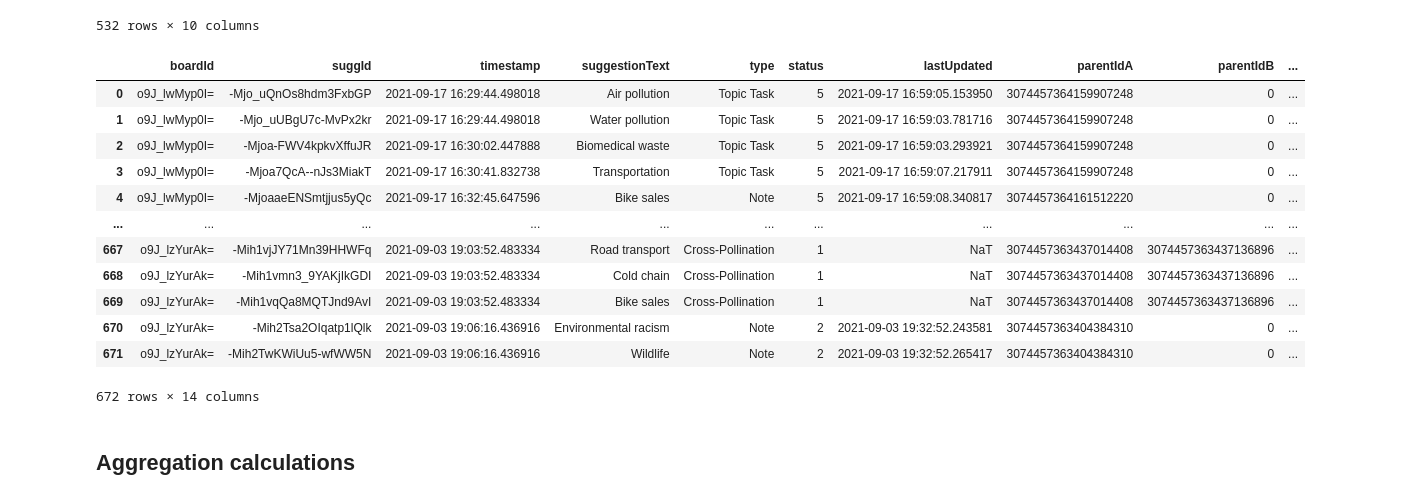
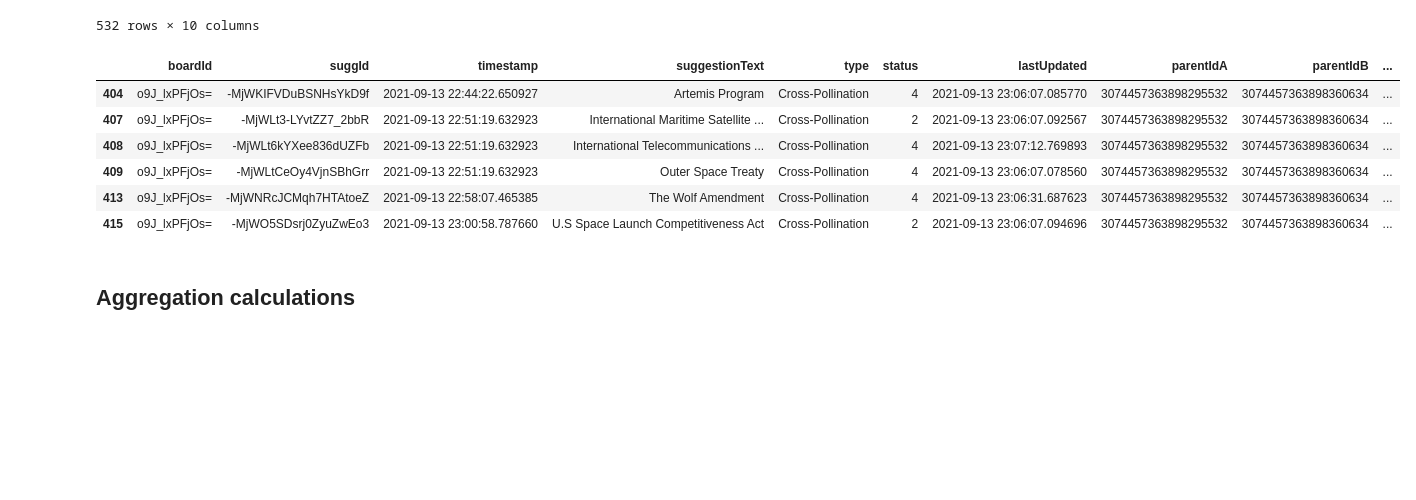
Before and after one commit to creativecolab/IntegratedSearch, a Jupyter notebook: DataAnalysis/DataCollection.ipynb, the cells around one changed output. Saved outputs shown, nothing was run; the diff lists cells and outputs as text; code cells hidden in the pictures; blank space fills up the shorter version.

```diff
--- a/DataAnalysis/DataCollection.ipynb
+++ b/DataAnalysis/DataCollection.ipynb
@@ -173,25 +174,21 @@ browser_df_joined
 | 531 | o9J_lzYurAk= | 2021-09-03 19:02:21.974397 | Biomedical waste Topic Task: Envi... | [''] | NaN | ['impact of covid-19 on waste man... | 1 | ... |
 532 rows × 10 columns
 # %%
-suggestion_df_joined = pd.read_csv('suggestion_df.csv')
+suggestion_df_joined = pd.read_csv('suggestion_df.csv', dtype={'parentIdB': str, 'parentIdA':str})
 suggestion_df_joined['timestamp']= pd.to_datetime(suggestion_df_joined['timestamp'])
 suggestion_df_joined['lastUpdated']= pd.to_datetime(suggestion_df_joined['lastUpdated'])
 suggestion_df_joined['parentIdB']=suggestion_df_joined['parentIdB'].fillna(0.0).astype('int64')
-suggestion_df_joined
+suggestion_df_joined['parentIdA']=suggestion_df_joined['parentIdA'].astype('string')
+suggestion_df_joined['parentIdB']=suggestion_df_joined['parentIdB'].astype('string')
+suggestion_df_joined[suggestion_df_joined['parentIdB']=='3074457363898360634']
 # %% [output]
 |  | boardId | suggId | timestamp | suggestionText | type | status | lastUpdated | parentIdA | parentIdB | ... |
-| 0 | o9J_lwMyp0I= | -Mjo_uQnOs8hdm3FxbGP | 2021-09-17 16:29:44.498018 | Air pollution | Topic Task | 5 | 2021-09-17 16:59:05.153950 | 3074457364159907248 | 0 | ... |
-| 1 | o9J_lwMyp0I= | -Mjo_uUBgU7c-MvPx2kr | 2021-09-17 16:29:44.498018 | Water pollution | Topic Task | 5 | 2021-09-17 16:59:03.781716 | 3074457364159907248 | 0 | ... |
-| 2 | o9J_lwMyp0I= | -Mjoa-FWV4kpkvXffuJR | 2021-09-17 16:30:02.447888 | Biomedical waste | Topic Task | 5 | 2021-09-17 16:59:03.293921 | 3074457364159907248 | 0 | ... |
-| 3 | o9J_lwMyp0I= | -Mjoa7QcA--nJs3MiakT | 2021-09-17 16:30:41.832738 | Transportation | Topic Task | 5 | 2021-09-17 16:59:07.217911 | 3074457364159907248 | 0 | ... |
-| 4 | o9J_lwMyp0I= | -MjoaaeENSmtjjus5yQc | 2021-09-17 16:32:45.647596 | Bike sales | Note | 5 | 2021-09-17 16:59:08.340817 | 3074457364161512220 | 0 | ... |
-| ... | ... | ... | ... | ... | ... | ... | ... | ... | ... | ... |
-| 667 | o9J_lzYurAk= | -Mih1vjJY71Mn39HHWFq | 2021-09-03 19:03:52.483334 | Road transport | Cross-Pollination | 1 | NaT | 3074457363437014408 | 3074457363437136896 | ... |
-| 668 | o9J_lzYurAk= | -Mih1vmn3_9YAKjIkGDI | 2021-09-03 19:03:52.483334 | Cold chain | Cross-Pollination | 1 | NaT | 3074457363437014408 | 3074457363437136896 | ... |
-| 669 | o9J_lzYurAk= | -Mih1vqQa8MQTJnd9AvI | 2021-09-03 19:03:52.483334 | Bike sales | Cross-Pollination | 1 | NaT | 3074457363437014408 | 3074457363437136896 | ... |
-| 670 | o9J_lzYurAk= | -Mih2Tsa2OIqatp1lQlk | 2021-09-03 19:06:16.436916 | Environmental racism | Note | 2 | 2021-09-03 19:32:52.243581 | 3074457363404384310 | 0 | ... |
-| 671 | o9J_lzYurAk= | -Mih2TwKWiUu5-wfWW5N | 2021-09-03 19:06:16.436916 | Wildlife | Note | 2 | 2021-09-03 19:32:52.265417 | 3074457363404384310 | 0 | ... |
+| 404 | o9J_lxPFjOs= | -MjWKIFVDuBSNHsYkD9f | 2021-09-13 22:44:22.650927 | Artemis Program | Cross-Pollination | 4 | 2021-09-13 23:06:07.085770 | 3074457363898295532 | 3074457363898360634 | ... |
+| 407 | o9J_lxPFjOs= | -MjWLt3-LYvtZZ7_2bbR | 2021-09-13 22:51:19.632923 | International Maritime Satellite ... | Cross-Pollination | 2 | 2021-09-13 23:06:07.092567 | 3074457363898295532 | 3074457363898360634 | ... |
+| 408 | o9J_lxPFjOs= | -MjWLt6kYXee836dUZFb | 2021-09-13 22:51:19.632923 | International Telecommunications ... | Cross-Pollination | 4 | 2021-09-13 23:07:12.769893 | 3074457363898295532 | 3074457363898360634 | ... |
+| 409 | o9J_lxPFjOs= | -MjWLtCeOy4VjnSBhGrr | 2021-09-13 22:51:19.632923 | Outer Space Treaty | Cross-Pollination | 4 | 2021-09-13 23:06:07.078560 | 3074457363898295532 | 3074457363898360634 | ... |
+| 413 | o9J_lxPFjOs= | -MjWNRcJCMqh7HTAtoeZ | 2021-09-13 22:58:07.465385 | The Wolf Amendment | Cross-Pollination | 4 | 2021-09-13 23:06:31.687623 | 3074457363898295532 | 3074457363898360634 | ... |
+| 415 | o9J_lxPFjOs= | -MjWO5SDsrj0ZyuZwEo3 | 2021-09-13 23:00:58.787660 | U.S Space Launch Competitiveness Act | Cross-Pollination | 2 | 2021-09-13 23:06:07.094696 | 3074457363898295532 | 3074457363898360634 | ... |
-672 rows × 14 columns
 # %% [markdown]
 ## Aggregation calculations
 # %%
```
Also changed, not shown: parts of 34 cells of this notebook.
